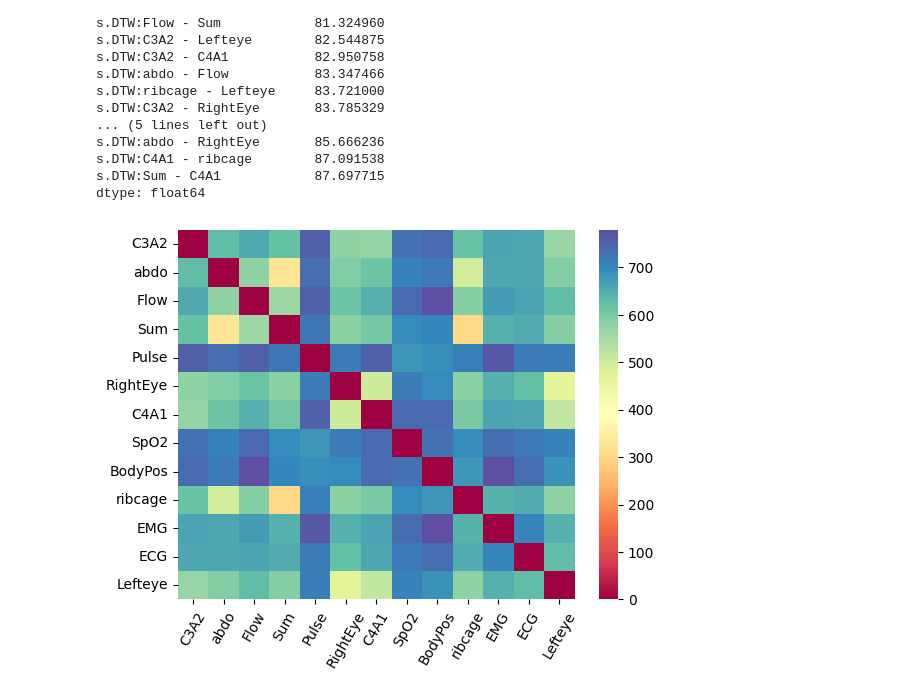
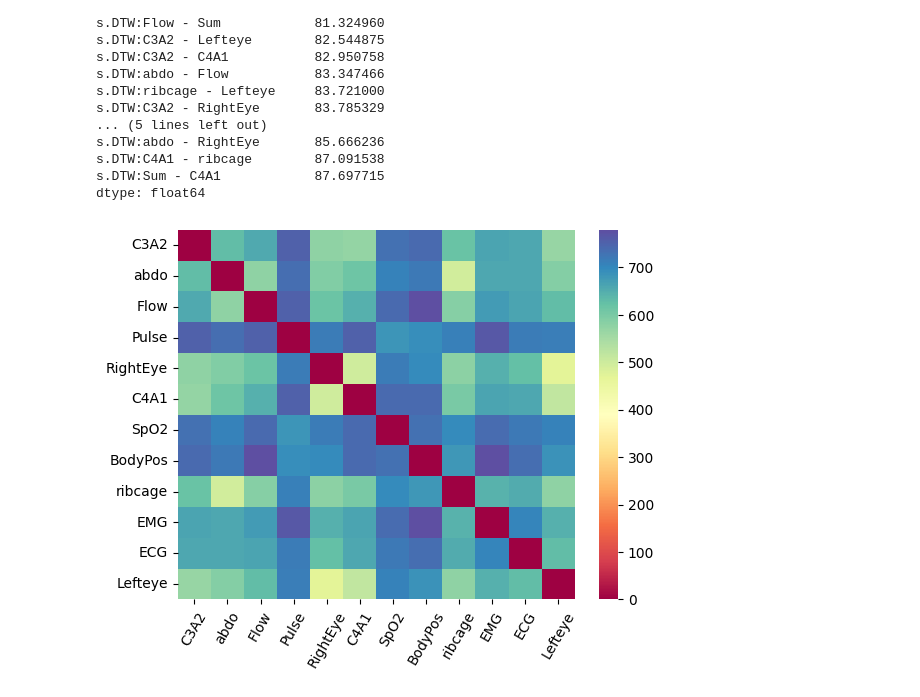
Before and after one commit to sophiatong/DataMining_Final_Sleep, a Jupyter notebook: rafael/DTW_standard.ipynb, the cells around one changed output. Drawn from its saved outputs; the diff is of its cells as text; code cells hidden in the pictures.

```diff
--- a/rafael/DTW_standard.ipynb
+++ b/rafael/DTW_standard.ipynb
@@ -64,7 +64,8 @@ s.DTW:Sum - C4A1            87.697715
 dtype: float64
 # %%
 df_means = pd.DataFrame(np.stack([df.to_numpy() for df in dtws], axis=2).mean(axis=2), columns = vars_of_interest, index=vars_of_interest)
+df_means = df_means.drop(index='Sum', columns='Sum')
 ax = sns.heatmap(df_means, cmap='Spectral')
 _ = ax.set_xticklabels(ax.get_xticklabels(), rotation=60)
 # %% [output]
-[figure, old version]
+[figure, new version]
```
